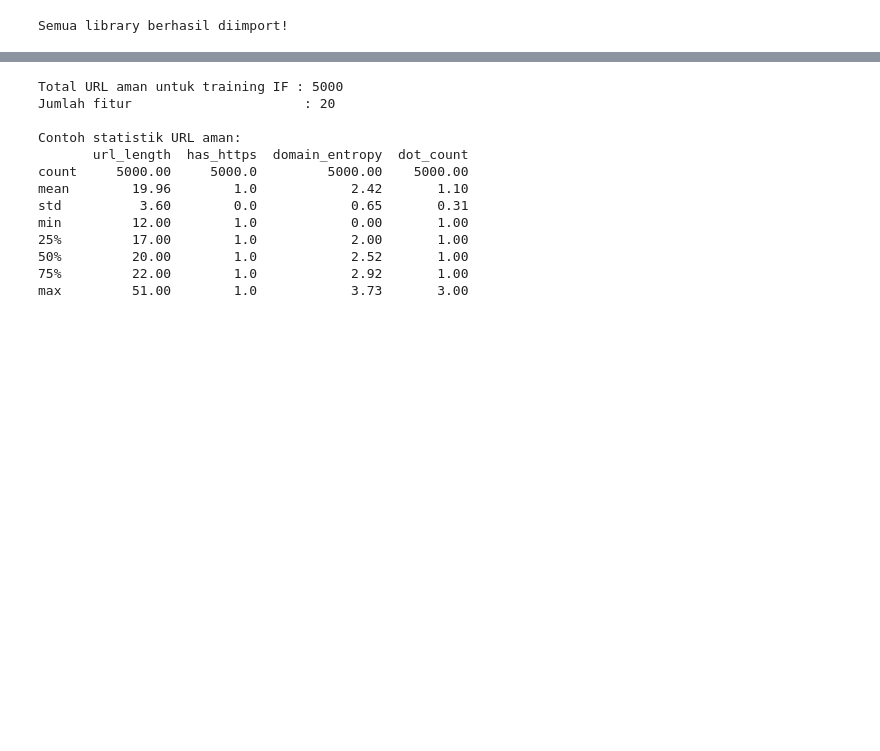
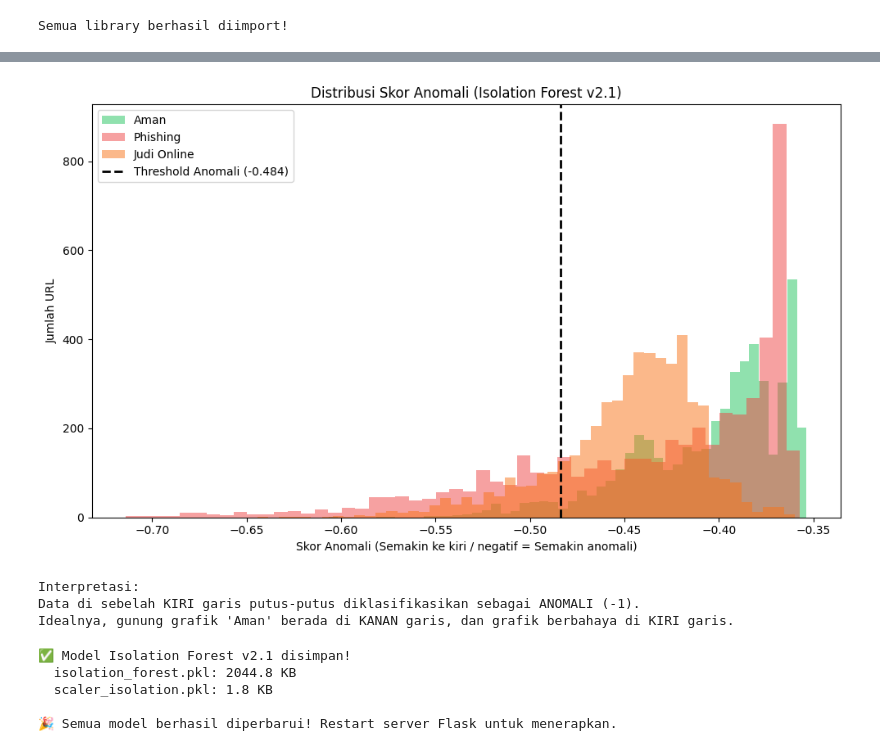
Before and after one commit to cinereuz/NETRA, a Jupyter notebook: notebooks/02_model_training.ipynb, the cells around one changed output, grey strips where cells are left out. Cells and saved outputs as stored; diff of their text form; code cells hidden in the pictures; blank space fills up the shorter version.

```diff
--- a/notebooks/02_model_training.ipynb
+++ b/notebooks/02_model_training.ipynb
@@ -345,40 +400,47 @@ File yang tersimpan:
+# %%
+plt.figure(figsize=(10, 6))
+
+skor_aman = skor_anomali[y_semua == 0]
+skor_phish = skor_anomali[y_semua == 1]
+skor_judi = skor_anomali[y_semua == 2]
+
+plt.hist(skor_aman, bins=50, alpha=0.5, label='Aman', color='#22c55e')
+plt.hist(skor_phish, bins=50, alpha=0.5, label='Phishing', color='#ef4444')
+plt.hist(skor_judi, bins=50, alpha=0.5, label='Judi Online', color='#f97316')
+
+plt.axvline(x=iso_forest.offset_, color='black', linestyle='--', linewidth=2,
+            label=f'Threshold Anomali ({iso_forest.offset_:.3f})')
+
+plt.title('Distribusi Skor Anomali (Isolation Forest v2.1)')
+plt.xlabel('Skor Anomali (Semakin ke kiri / negatif = Semakin anomali)')
+plt.ylabel('Jumlah URL')
+plt.legend()
+plt.tight_layout()
+plt.savefig('../dataset/anomaly_distribution.png', dpi=100)
+plt.show()
+
+print("Interpretasi:")
+print("Data di sebelah KIRI garis putus-putus diklasifikasikan sebagai ANOMALI (-1).")
+print("Idealnya, gunung grafik 'Aman' berada di KANAN garis, dan grafik berbahaya di KIRI garis.")
+# %% [output]
+[figure, added]
+Interpretasi:
+Data di sebelah KIRI garis putus-putus diklasifikasikan sebagai ANOMALI (-1).
+Idealnya, gunung grafik 'Aman' berada di KANAN garis, dan grafik berbahaya di KIRI garis.
 # %%
-from sklearn.ensemble    import IsolationForest
-from sklearn.preprocessing import StandardScaler
-import numpy as np
-import pandas as pd
-import joblib
-import os
+joblib.dump(iso_forest, '../ml-backend/models/isolation_forest.pkl')
+joblib.dump(scaler_if,  '../ml-backend/models/scaler_isolation.pkl')
 
-df = pd.read_csv('../ml-backend/data/features_dataset.csv')
+print("✅ Model Isolation Forest v2.1 disimpan!")
+for f in ['isolation_forest.pkl', 'scaler_isolation.pkl']:
+    path = f'../ml-backend/models/{f}'
+    size = os.path.getsize(path) / 1024
+    print(f"  {f}: {size:.1f} KB")
 
-FEATURE_COLUMNS = [
-    'url_length', 'has_https', 'dot_count', 'hyphen_count',
-    'at_count', 'double_slash', 'digit_count', 'domain_length',
-    'path_depth', 'has_query', 'has_suspicious_tld', 'has_ip',
-    'has_phishing_keyword', 'has_gambling_keyword', 'has_brand_spoofing',
-    'subdomain_length', 'subdomain_count', 'domain_entropy',
-    'special_chars', 'path_length'
-]
-
-df_aman = df[df['label'] == 0].copy()
-X_aman  = df_aman[FEATURE_COLUMNS]
-
-print(f"Total URL aman untuk training IF : {len(X_aman)}")
-print(f"Jumlah fitur                      : {X_aman.shape[1]}")
-print(f"\nContoh statistik URL aman:")
-print(X_aman[['url_length', 'has_https', 'domain_entropy', 'dot_count']].describe().round(2))
+print("\n🎉 Semua model berhasil diperbarui! Restart server Flask untuk menerapkan.")
 # %% [output]
-Total URL aman untuk training IF : 5000
-Jumlah fitur                      : 20
+✅ Model Isolation Forest v2.1 disimpan!
+  isolation_forest.pkl: 2044.8 KB
+  scaler_isolation.pkl: 1.8 KB
 
-Contoh statistik URL aman:
-       url_length  has_https  domain_entropy  dot_count
-count     5000.00     5000.0         5000.00    5000.00
-mean        19.96        1.0            2.42       1.10
-std          3.60        0.0            0.65       0.31
-min         12.00        1.0            0.00       1.00
-25%         17.00        1.0            2.00       1.00
-50%         20.00        1.0            2.52       1.00
-75%         22.00        1.0            2.92       1.00
-max         51.00        1.0            3.73       3.00
+🎉 Semua model berhasil diperbarui! Restart server Flask untuk menerapkan.
```
Also changed, not shown: parts of 19 cells of this notebook, 14 other files.
